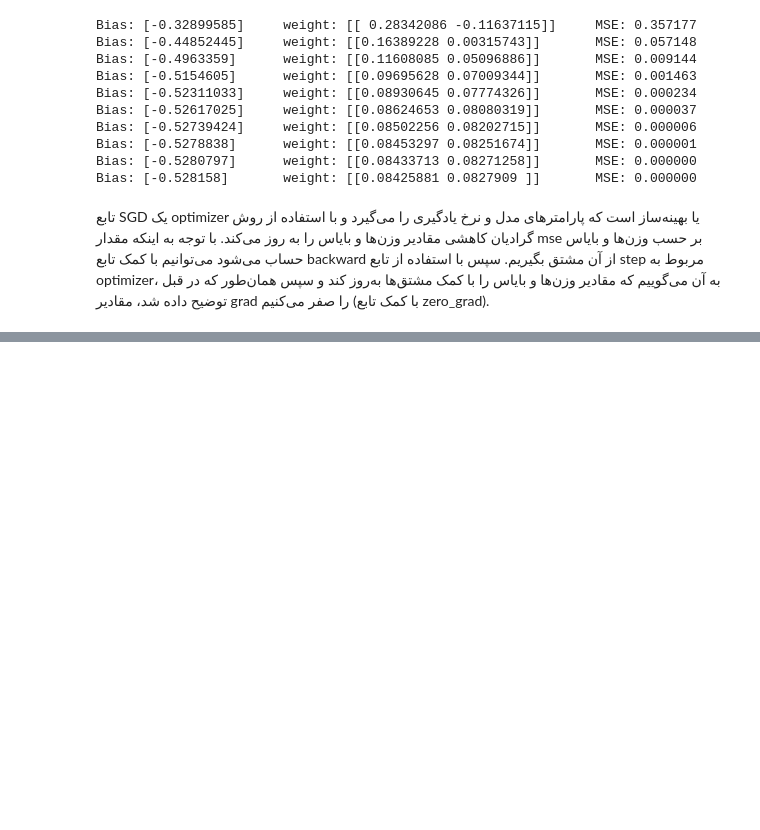
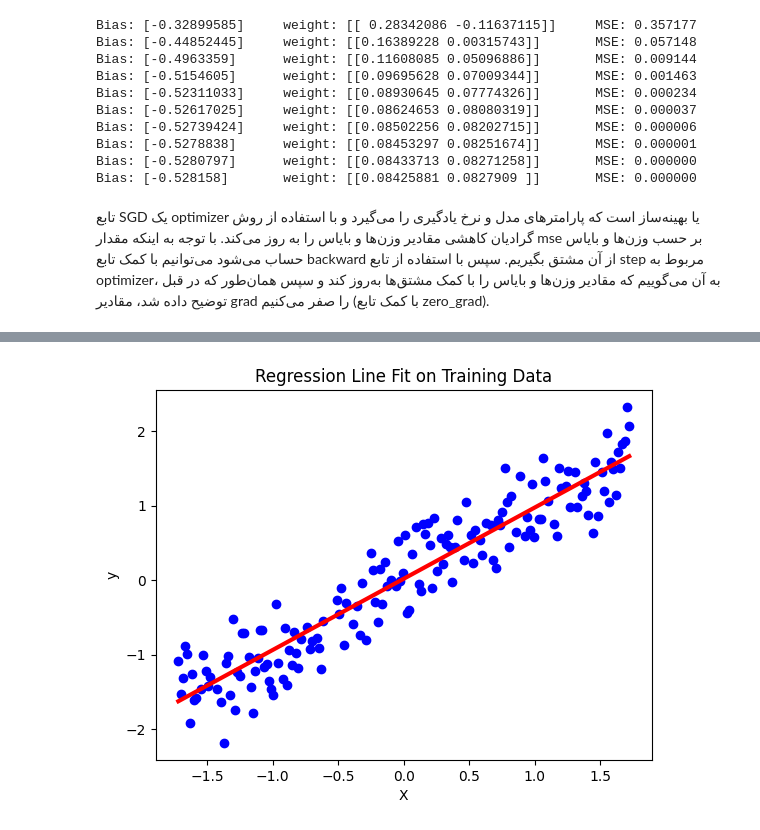
Before and after one commit to aghababaei-alireza/AI_Darsman, a Jupyter notebook: Semester 6 - Deep Learning/Learn/Part2-PyTorchLibrary.ipynb, the cells around one changed output, grey strips where cells are left out. Saved outputs shown, nothing was run; the diff lists cells and outputs as text; code cells hidden in the pictures; blank space fills up the shorter version.

```diff
--- a/Semester 6 - Deep Learning/Learn/Part2-PyTorchLibrary.ipynb
+++ b/Semester 6 - Deep Learning/Learn/Part2-PyTorchLibrary.ipynb
@@ -1501,0 +1611,13 @@ Bias: [-0.528158]       weight: [[0.08425881 0.0827909 ]]       MSE: 0.000000
+# %%
+# Plot of training data and model predictions
+
+x_sample = torch.linspace(X_train.min(), X_train.max(), 50).unsqueeze(1)
+yp = model(x_sample)
+plt.scatter(X_train, y_train, color='blue', label='Training Data')
+plt.plot(x_sample.detach(), yp.detach(), color='red',linewidth=3, label='Model Prediction')
+plt.xlabel('X')
+plt.ylabel('y')
+plt.title('Regression Line Fit on Training Data')
+plt.show()
+# %% [output]
+[figure, added]
```
Also changed, not shown: parts of 11 cells of this notebook.
